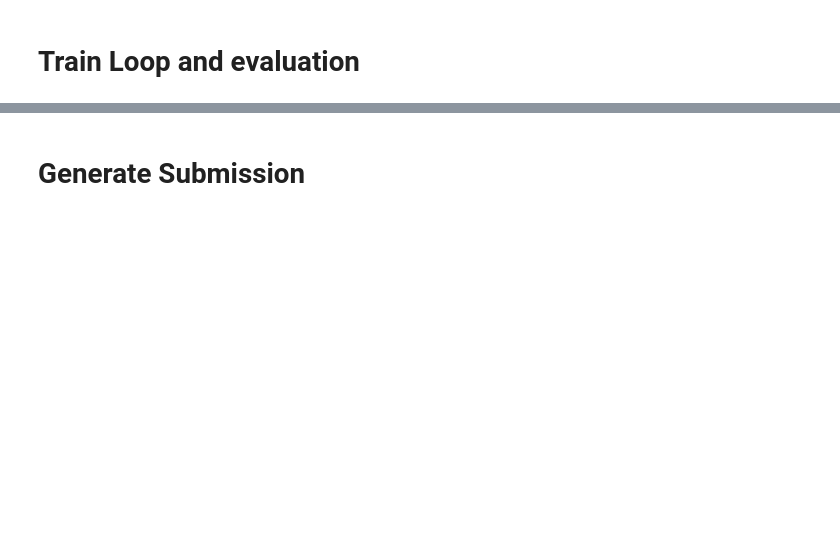
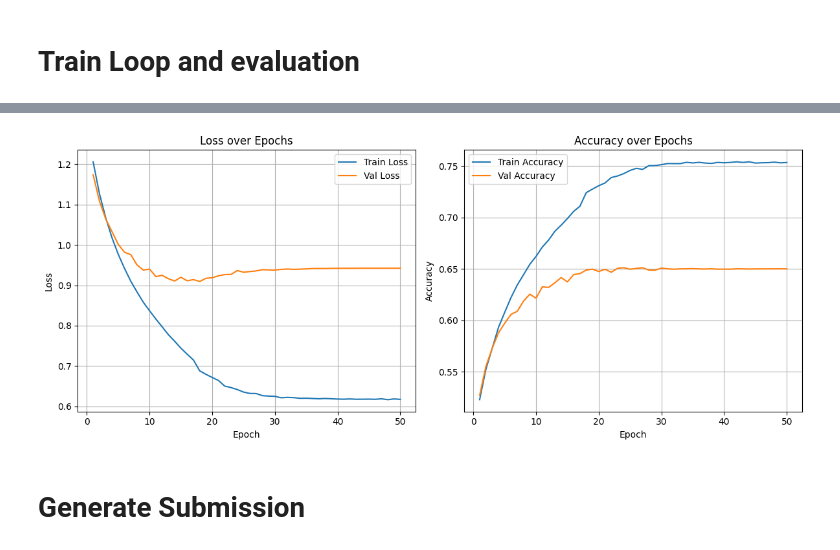
Before and after one commit to azhgh22/SentimentAnalysis, a Jupyter notebook: RNN.ipynb, the cells around one changed output, grey strips where cells are left out. Drawn from its saved outputs; the diff is of its cells as text; code cells hidden in the pictures; blank space fills up the shorter version.

```diff
--- a/RNN.ipynb
+++ b/RNN.ipynb
@@ -285,3 +400,14 @@ model_model = SentimentLSTM(
+# %%
+transformer_model = TransformerSentiment(
+    vocab_size=20000,
+    embed_dim=100,
+    num_heads=4,
+    ff_dim=256,
+    num_layers=2,
+    num_classes=5,
+    max_len=50,
+    dropout=0.2
+).to(DEVICE)
 # %% [markdown]
 # **Train Loop and evaluation**
 # %%
@@ -380,0 +577,2 @@ Best val accuracy: 0.6706
+# %%
+transformer_stats = train_model(transformer_model,train_loader,val_loader,EPOCHS)
@@ -381,3 +597,7 @@ Best val accuracy: 0.6706
+# %%
+plot_stats(transformer_stats)
+# %% [output]
+[figure, added]
 # %% [markdown]
 # **Generate Submission**
 # %%
```
Also changed, not shown: parts of 28 cells of this notebook.
